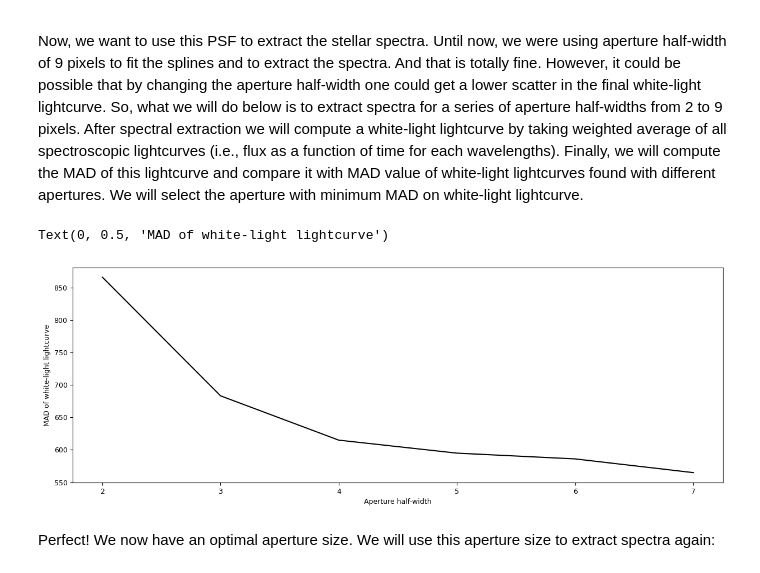
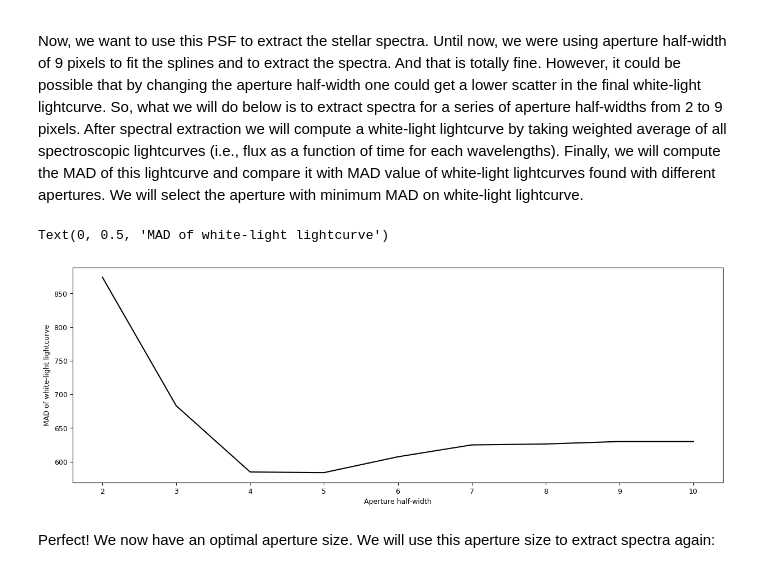
Before and after one commit to Jayshil/jwst-ers, a Jupyter notebook: NRSG395H/p2.ipynb, the cells around one changed output. Saved outputs shown, nothing was run; the diff lists cells and outputs as text; code cells hidden in the pictures.

```diff
--- a/NRSG395H/p2.ipynb
+++ b/NRSG395H/p2.ipynb
@@ -131,8 +135,8 @@ Once we load the data, we can fit a 1D spline using `univariate_psf_frame` metho
 # %%
 data1d = SingleOrderPSF(frame=corrected_data[:,:,xpos[0]:xpos[-1]+1],\
                         variance=corrected_errs[:,:,xpos[0]:xpos[-1]+1]**2,\
-                        ord_pos=ypos2d, ap_rad=aprad, mask=mask_bcr[:,:,xpos[0]:xpos[-1]+1])
-psf_frame1d, psf_spline1d, msk_updated_1d = data1d.univariate_psf_frame(niters=3, oversample=2, clip=7)
+                        ord_pos=ypos2d, ap_rad=aprad1, mask=mask_bcr[:,:,xpos[0]:xpos[-1]+1])
+psf_frame1d, psf_spline1d, msk_updated_1d = data1d.univariate_psf_frame(niters=3, oversample=2, clip=10)
 
 ts1 = np.linspace(np.min(data1d.norm_array[:,0]), np.max(data1d.norm_array[:,0]), 1000)
 msk1 = np.asarray(data1d.norm_array[:,4], dtype=bool)
@@ -172,7 +176,7 @@ for inte in tqdm(range(spec1d.shape[0])):
                                                                       data=corrected_data[inte,:,xpos[0]:xpos[-1]+1],\
                                                                       variance=corrected_errs[inte,:,xpos[0]:xpos[-1]+1]**2,\
                                                                       mask=mask_badpix_updated[inte,:,xpos[0]:xpos[-1]+1],\
-                                                                      ord_pos=ypos2d[inte,:], ap_rad=aprad)
+                                                                      ord_pos=ypos2d[inte,:], ap_rad=aprad1)
 # %%
 plt.figure(figsize=(15,5))
 for i in range(spec1d.shape[0]):
@@ -185,0 +191,17 @@ Text(0.5, 1.0, 'Timeseries of spectra')
+# %%
+## Identifying bad integrations
+bad_ints, _ = np.where(np.isnan(spec1d))
+bad_ints = np.unique(bad_ints)
+
+## Creating a mask for bad integrations
+mask_bad_ints = np.ones(corrected_data.shape[0], dtype=bool)
+mask_bad_ints[bad_ints] = False
+
+## Masking bad integrations
+corrected_data, corrected_errs = corrected_data[mask_bad_ints, :, :], corrected_errs[mask_bad_ints, :, :]
+mask_bcr = mask_bcr[mask_bad_ints, :, :]
+time_bjd = time_bjd[mask_bad_ints]
+mask_badpix_updated = mask_badpix_updated[mask_bad_ints, :, :]
+spec1d, var1d = spec1d[mask_bad_ints, :], var1d[mask_bad_ints, :]
+
+print('No of integrations masked: ', np.sum(~mask_bad_ints))
@@ -194,7 +218,7 @@ After loading the data we will use `bivariate_psf_frame` method to fit 2D spline
 # %%
 data2 = SingleOrderPSF(frame=corrected_data[:,:,xpos[0]:xpos[-1]+1],\
                        variance=corrected_errs[:,:,xpos[0]:xpos[-1]+1]**2,\
-                       ord_pos=ypos2d, ap_rad=aprad, mask=mask_badpix_updated[:,:,xpos[0]:xpos[-1]+1],\
+                       ord_pos=ypos2d, ap_rad=aprad1, mask=mask_badpix_updated[:,:,xpos[0]:xpos[-1]+1],\
                        spec=spec1d)
 psf_frame2d, psf_spline2d, msk_after2d = data2.bivariate_psf_frame(niters=3, oversample=2, knot_col=10, clip=7)
 # %% [output]
@@ -296,30 +320,30 @@ Text(0.5, 1.0, 'Updated bad-pixel map')
 
 Now, we want to use this PSF to extract the stellar spectra. Until now, we were using aperture half-width of 9 pixels to fit the splines and to extract the spectra. And that is totally fine. However, it could be possible that by changing the aperture half-width one could get a lower scatter in the final white-light lightcurve. So, what we will do below is to extract spectra for a series of aperture half-widths from 2 to 9 pixels. After spectral extraction we will compute a white-light lightcurve by taking weighted average of all spectroscopic lightcurves (i.e., flux as a function of time for each wavelengths). Finally, we will compute the MAD of this lightcurve and compare it with MAD value of white-light lightcurves found with different apertures. We will select the aperture with minimum MAD on white-light lightcurve.
 # %%
-apertures = np.arange(2,aprad+1,1)
+apertures = np.arange(2,aprad1+1,1)
 scatter = np.zeros(len(apertures))
 
 for aps in range(len(apertures)):
     spec1d, var1d = np.zeros((psf_frame2d.shape[0], psf_frame2d.shape[2])), np.zeros((psf_frame2d.shape[0], psf_frame2d.shape[2]))
     syth1d = np.zeros(psf_frame2d.shape)
     for inte in tqdm(range(spec1d.shape[0])):
         spec1d[inte,:], var1d[inte,:], syth1d[inte,:,:] = optimal_extract(psf_frame=psf_frame2d[inte,:,:],\
                                                                           data=corrected_data[inte,:,xpos[0]:xpos[-1]+1],\
                                                                           variance=corrected_errs[inte,:,xpos[0]:xpos[-1]+1]**2,\
                                                                           mask=mask_badpix_updated2d[inte,:,xpos[0]:xpos[-1]+1],\
                                                                           ord_pos=ypos2d[inte,:], ap_rad=apertures[aps])
     # Computing white-light lightcurve
     wht_lc, wht_err = poetss.white_light(spec1d, np.sqrt(var1d))
     # And its scatter
     scatter[aps] = pipe_mad(wht_lc/np.nanmedian(wht_lc)) * 1e6
 
 plt.figure(figsize=(15,5))
 plt.plot(apertures, scatter, 'k-')
 plt.xlabel('Aperture half-width')
 plt.ylabel('MAD of white-light lightcurve')
 # %% [output]
 Text(0, 0.5, 'MAD of white-light lightcurve')
-[figure, old version]
+[figure, new version]
 # %% [markdown]
 Perfect! We now have an optimal aperture size. We will use this aperture size to extract spectra again:
 # %%
```
Also changed, not shown: parts of 20 cells of this notebook, 11 other files.
